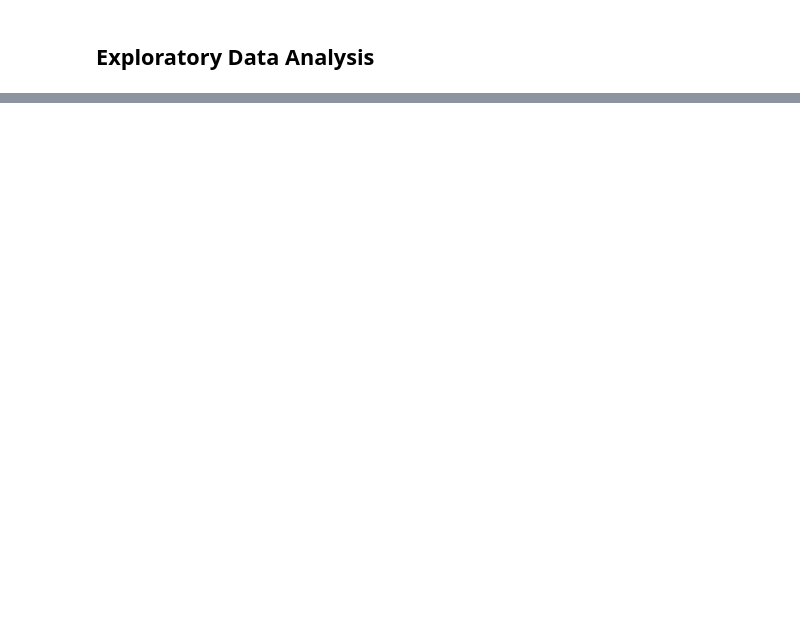
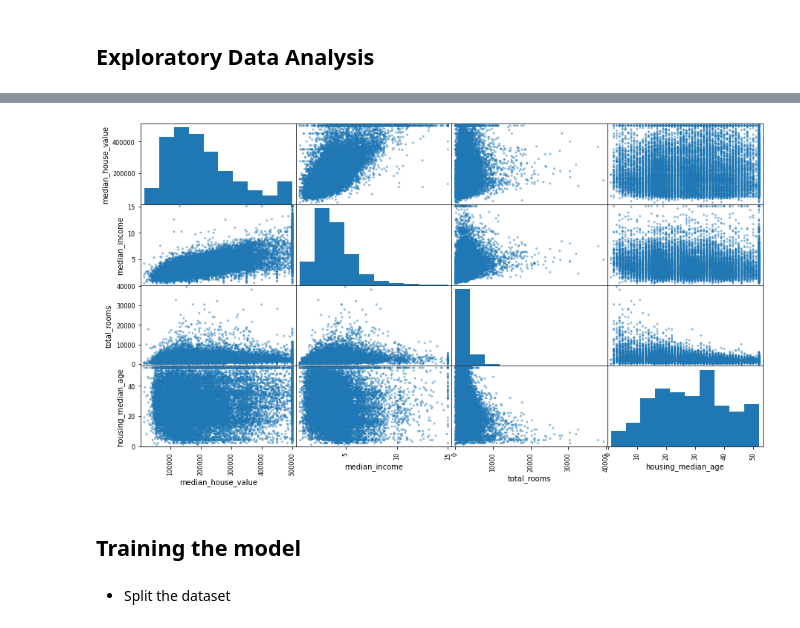
Before and after one commit to Tonye123/housing_regression_model, a Jupyter notebook: housing.ipynb, the cells around one changed output, grey strips where cells are left out. Cells and saved outputs as stored; diff of their text form; code cells hidden in the pictures; blank space fills up the shorter version.

Commit message:
more EDA and trained models added

```diff
--- a/housing.ipynb
+++ b/housing.ipynb
@@ -119,0 +182,9 @@ plt.show()
+# %%
+attributes = ["median_house_value","median_income","total_rooms","housing_median_age"]
+scatter_matrix(housing[attributes],figsize=(15,8));
+# %% [output]
+[figure, added]
+# %% [markdown]
+## Training the model
+# %% [markdown]
+- Split the dataset
```
Also changed, not shown: parts of 50 cells of this notebook.
